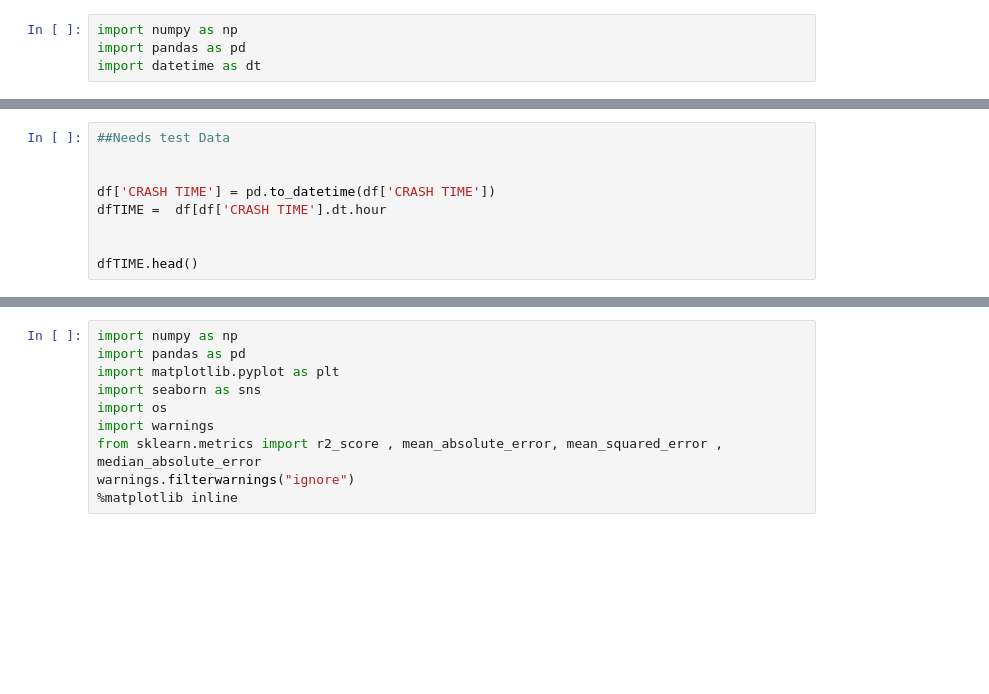
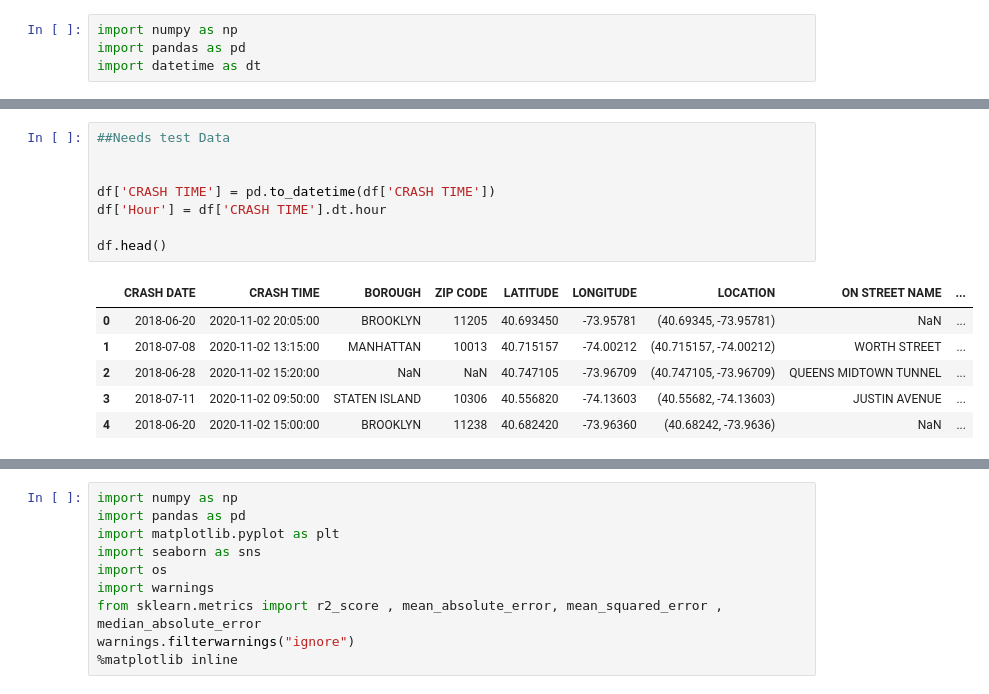
Before and after one commit to dekennedy/2020, a Jupyter notebook: Toaster.ipynb, the cells around one changed output, grey strips where cells are left out. Saved outputs shown, nothing was run; the diff lists cells and outputs as text; blank space fills up the shorter version.

```diff
--- a/Toaster.ipynb
+++ b/Toaster.ipynb
@@ -25,9 +41,15 @@ df2020.head()
 # %%
 ##Needs test Data
 
 
 df['CRASH TIME'] = pd.to_datetime(df['CRASH TIME'])
-dfTIME =  df[df['CRASH TIME'].dt.hour
+df['Hour'] = df['CRASH TIME'].dt.hour
 
-
-dfTIME.head()
+df.head()
+# %% [output]
+|  | CRASH DATE | CRASH TIME | BOROUGH | ZIP CODE | LATITUDE | LONGITUDE | LOCATION | ON STREET NAME | ... |
+| 0 | 2018-06-20 | 2020-11-02 20:05:00 | BROOKLYN | 11205 | 40.693450 | -73.95781 | (40.69345, -73.95781) | NaN | ... |
+| 1 | 2018-07-08 | 2020-11-02 13:15:00 | MANHATTAN | 10013 | 40.715157 | -74.00212 | (40.715157, -74.00212) | WORTH STREET | ... |
+| 2 | 2018-06-28 | 2020-11-02 15:20:00 | NaN | NaN | 40.747105 | -73.96709 | (40.747105, -73.96709) | QUEENS MIDTOWN TUNNEL | ... |
+| 3 | 2018-07-11 | 2020-11-02 09:50:00 | STATEN ISLAND | 10306 | 40.556820 | -74.13603 | (40.55682, -74.13603) | JUSTIN AVENUE | ... |
+| 4 | 2018-06-20 | 2020-11-02 15:00:00 | BROOKLYN | 11238 | 40.682420 | -73.96360 | (40.68242, -73.9636) | NaN | ... |
```
Also changed, not shown: parts of 7 cells of this notebook.
